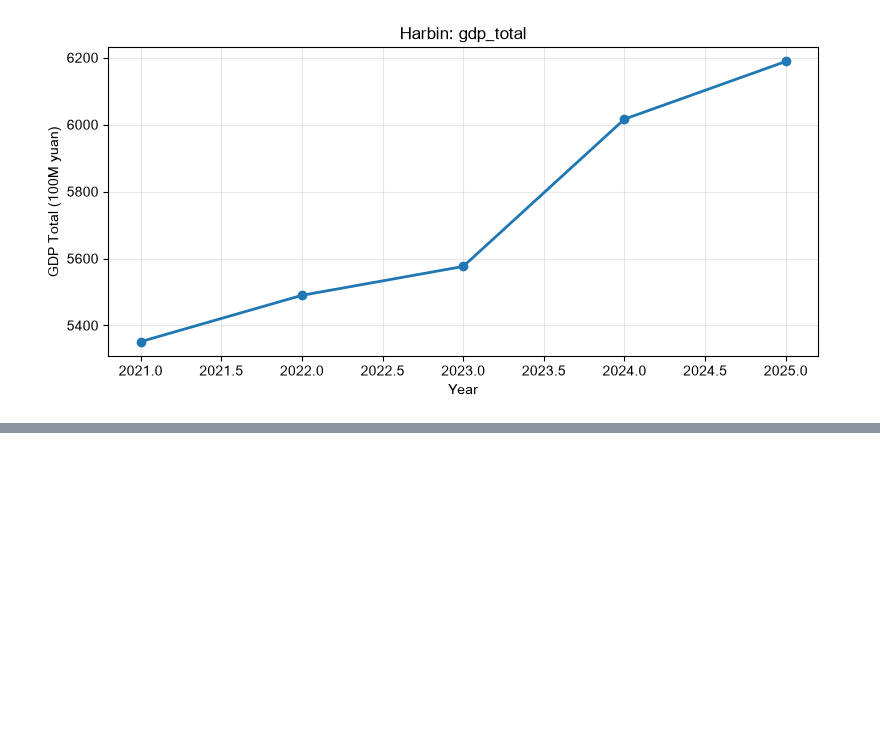
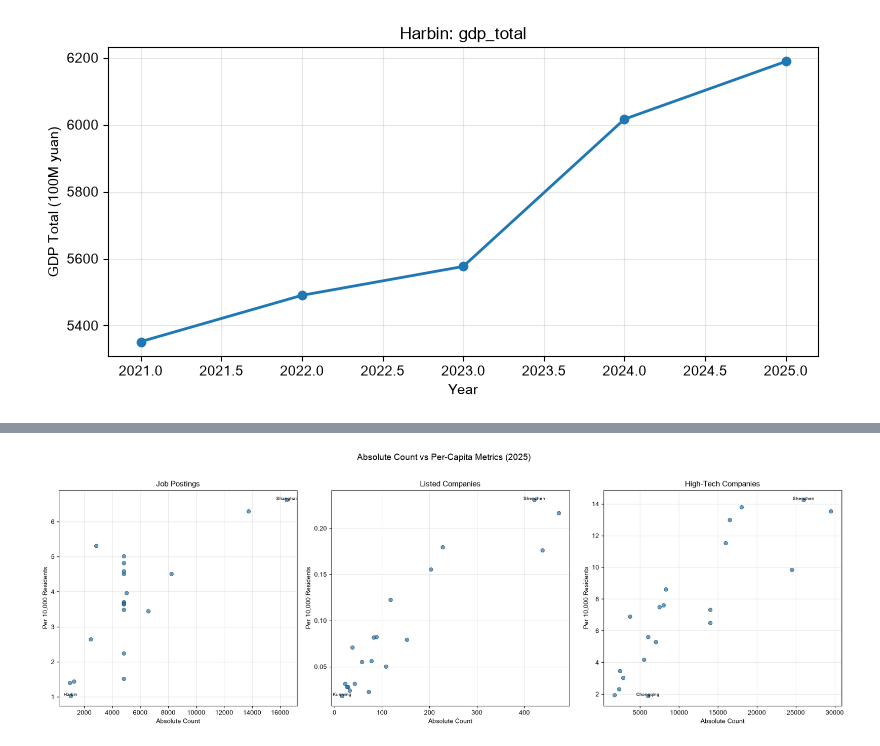
Before and after one commit to emiliazyy26/youth-economic-opportunity-index, a Jupyter notebook: notebooks/03_exploratory_analysis.ipynb, the cells around one changed output, grey strips where cells are left out. Cells and saved outputs as stored; diff of their text form; code cells hidden in the pictures; blank space fills up the shorter version.

```diff
--- a/notebooks/03_exploratory_analysis.ipynb
+++ b/notebooks/03_exploratory_analysis.ipynb
@@ -478,0 +549,29 @@ for city, metric, ylabel in [
+# %%
+fig, axes = plt.subplots(1, 3, figsize=(18, 6))
+
+for ax, (raw, per_capita, title) in zip(
+    axes,
+    [
+        ('job_posting_count', 'job_posting_per_capita', 'Job Postings'),
+        ('listed_company_count', 'listed_company_per_capita', 'Listed Companies'),
+        ('high_tech_company_count', 'high_tech_per_capita', 'High-Tech Companies'),
+    ],
+):
+    data = latest[[raw, per_capita]].dropna()
+    ax.scatter(data[raw], data[per_capita], edgecolors='black', linewidths=0.5, alpha=0.7)
+    ax.set_xlabel('Absolute Count')
+    ax.set_ylabel('Per 10,000 Residents')
+    ax.set_title(title)
+    ax.grid(True, alpha=0.3)
+
+    # Annotate extreme points
+    for idx in [data[per_capita].idxmax(), data[per_capita].idxmin()]:
+        row = data.loc[idx]
+        city = latest.loc[idx, 'city']
+        ax.annotate(city, (row[raw], row[per_capita]), fontsize=7, ha='center')
+
+plt.suptitle(f'Absolute Count vs Per-Capita Metrics ({latest_year})', fontsize=14, y=1.02)
+plt.tight_layout()
+plt.show()
+# %% [output]
+[figure, added]
```
Also changed, not shown: parts of 8 cells of this notebook, 11 other files.
